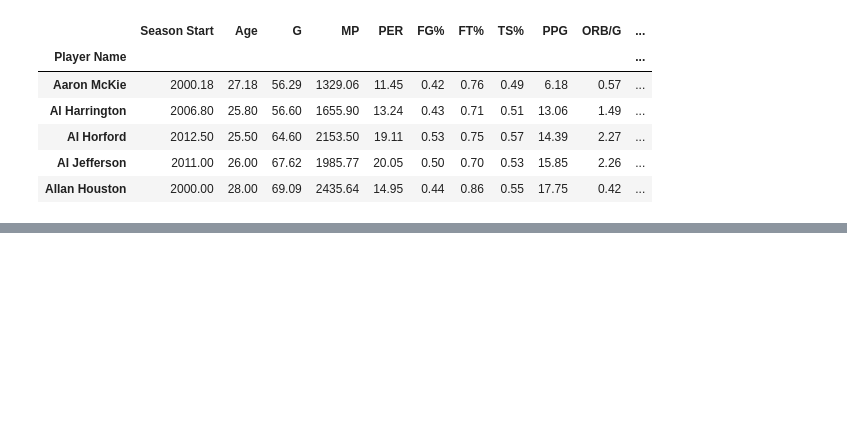
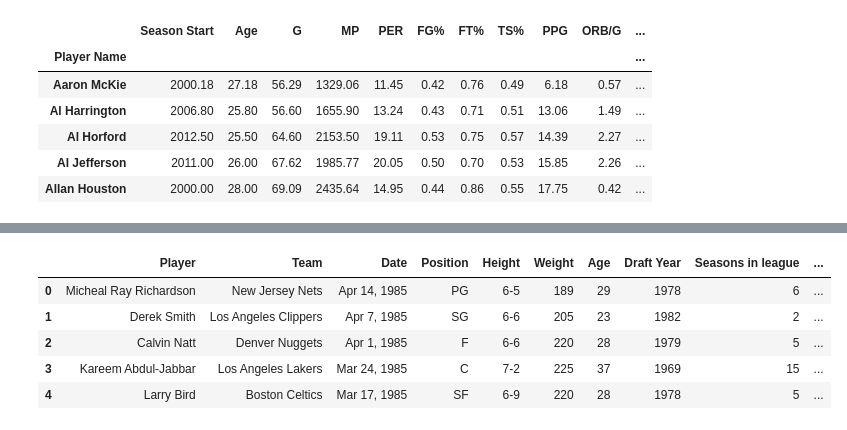
Before and after one commit to ETL-NBA-Project/nba_age_project, a Jupyter notebook: nba_prime.ipynb, the cells around one changed output, grey strips where cells are left out. Saved outputs shown, nothing was run; the diff lists cells and outputs as text; code cells hidden in the pictures; blank space fills up the shorter version.

```diff
--- a/nba_prime.ipynb
+++ b/nba_prime.ipynb
@@ -141,0 +128,11 @@ final_df.head()
+# %%
+player_week_df = player_week_df.drop(player_week_df.columns[[0, 3, 12, 13]], axis=1)
+
+player_week_df.head()
+# %% [output]
+|  | Player | Team | Date | Position | Height | Weight | Age | Draft Year | Seasons in league | ... |
+| 0 | Micheal Ray Richardson | New Jersey Nets | Apr 14, 1985 | PG | 6-5 | 189 | 29 | 1978 | 6 | ... |
+| 1 | Derek Smith | Los Angeles Clippers | Apr 7, 1985 | SG | 6-6 | 205 | 23 | 1982 | 2 | ... |
+| 2 | Calvin Natt | Denver Nuggets | Apr 1, 1985 | F | 6-6 | 220 | 28 | 1979 | 5 | ... |
+| 3 | Kareem Abdul-Jabbar | Los Angeles Lakers | Mar 24, 1985 | C | 7-2 | 225 | 37 | 1969 | 15 | ... |
+| 4 | Larry Bird | Boston Celtics | Mar 17, 1985 | SF | 6-9 | 220 | 28 | 1978 | 5 | ... |
```
Also changed, not shown: parts of 8 cells of this notebook.
